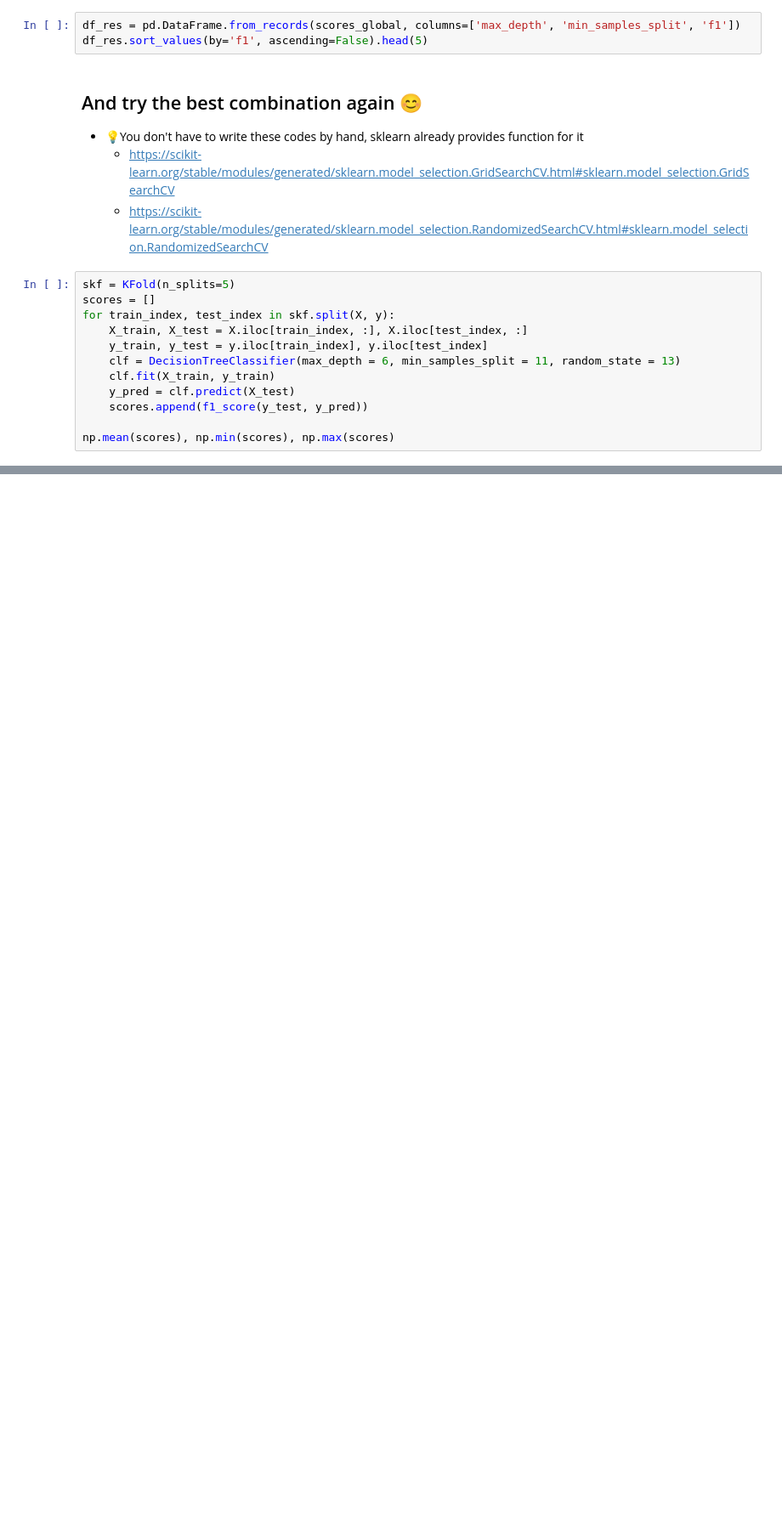
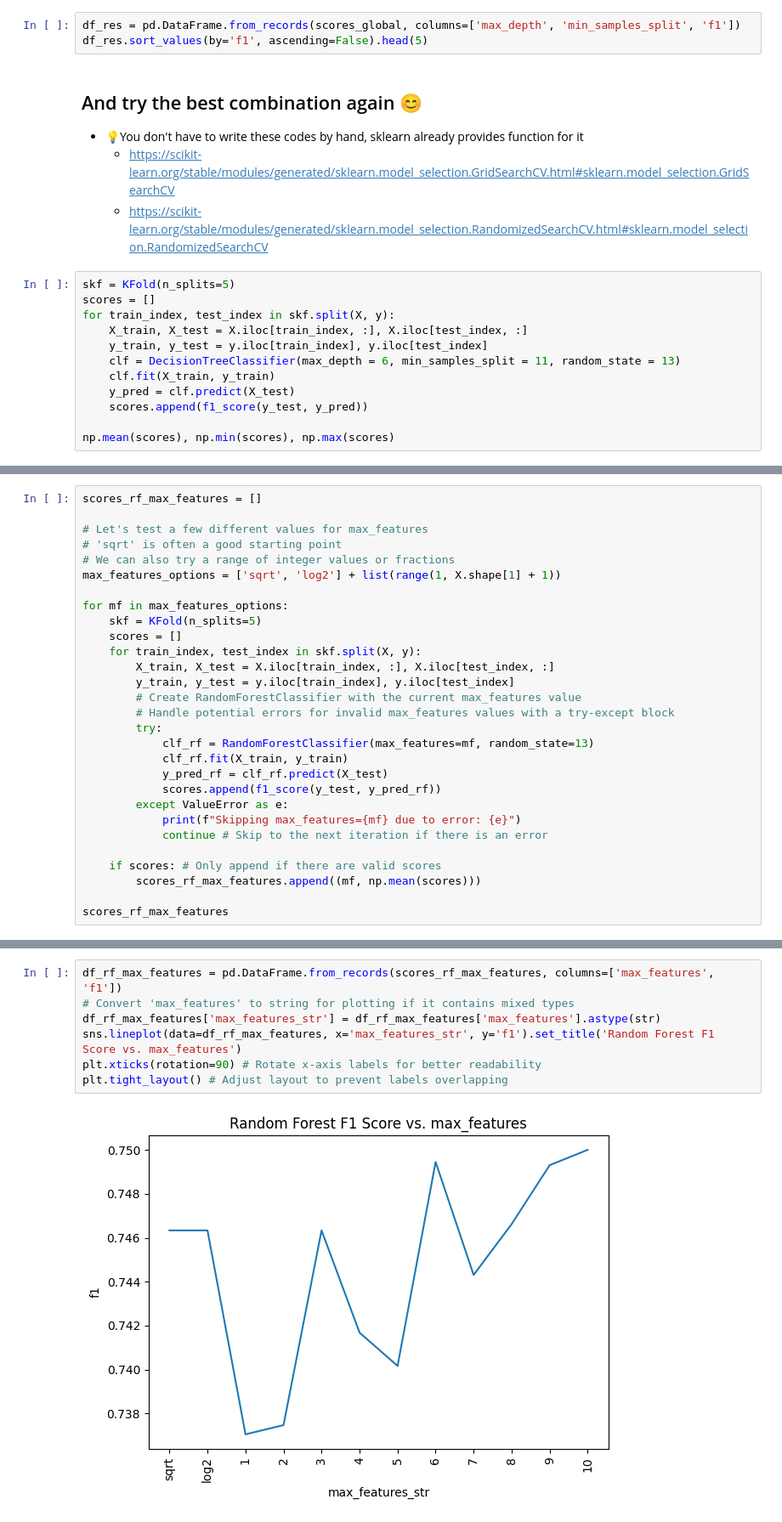
Before and after one commit to heraltmichal/zsu, a Jupyter notebook: fml_08.ipynb, the cells around one changed output, grey strips where cells are left out. Shown at 85% size. Saved outputs shown, nothing was run; the diff lists cells and outputs as text; blank space fills up the shorter version.

```diff
--- a/fml_08.ipynb
+++ b/fml_08.ipynb
@@ -722,0 +820,29 @@ np.mean(scores), np.min(scores), np.max(scores)
+# %%
+scores_rf_max_features = []
+
+# Let's test a few different values for max_features
+# 'sqrt' is often a good starting point
+# We can also try a range of integer values or fractions
+max_features_options = ['sqrt', 'log2'] + list(range(1, X.shape[1] + 1))
+
+for mf in max_features_options:
+    skf = KFold(n_splits=5)
+    scores = []
+    for train_index, test_index in skf.split(X, y):
+        X_train, X_test = X.iloc[train_index, :], X.iloc[test_index, :]
+        y_train, y_test = y.iloc[train_index], y.iloc[test_index]
+        # Create RandomForestClassifier with the current max_features value
+        # Handle potential errors for invalid max_features values with a try-except block
+        try:
+            clf_rf = RandomForestClassifier(max_features=mf, random_state=13)
+            clf_rf.fit(X_train, y_train)
+            y_pred_rf = clf_rf.predict(X_test)
+            scores.append(f1_score(y_test, y_pred_rf))
+        except ValueError as e:
+            print(f"Skipping max_features={mf} due to error: {e}")
+            continue # Skip to the next iteration if there is an error
+
+    if scores: # Only append if there are valid scores
+        scores_rf_max_features.append((mf, np.mean(scores)))
+
+scores_rf_max_features
@@ -722,0 +862,9 @@ np.mean(scores), np.min(scores), np.max(scores)
+# %%
+df_rf_max_features = pd.DataFrame.from_records(scores_rf_max_features, columns=['max_features', 'f1'])
+# Convert 'max_features' to string for plotting if it contains mixed types
+df_rf_max_features['max_features_str'] = df_rf_max_features['max_features'].astype(str)
+sns.lineplot(data=df_rf_max_features, x='max_features_str', y='f1').set_title('Random Forest F1 Score vs. max_features')
+plt.xticks(rotation=90) # Rotate x-axis labels for better readability
+plt.tight_layout() # Adjust layout to prevent labels overlapping
+# %% [output]
+[figure, added]
```
Also changed, not shown: parts of 18 cells of this notebook.
